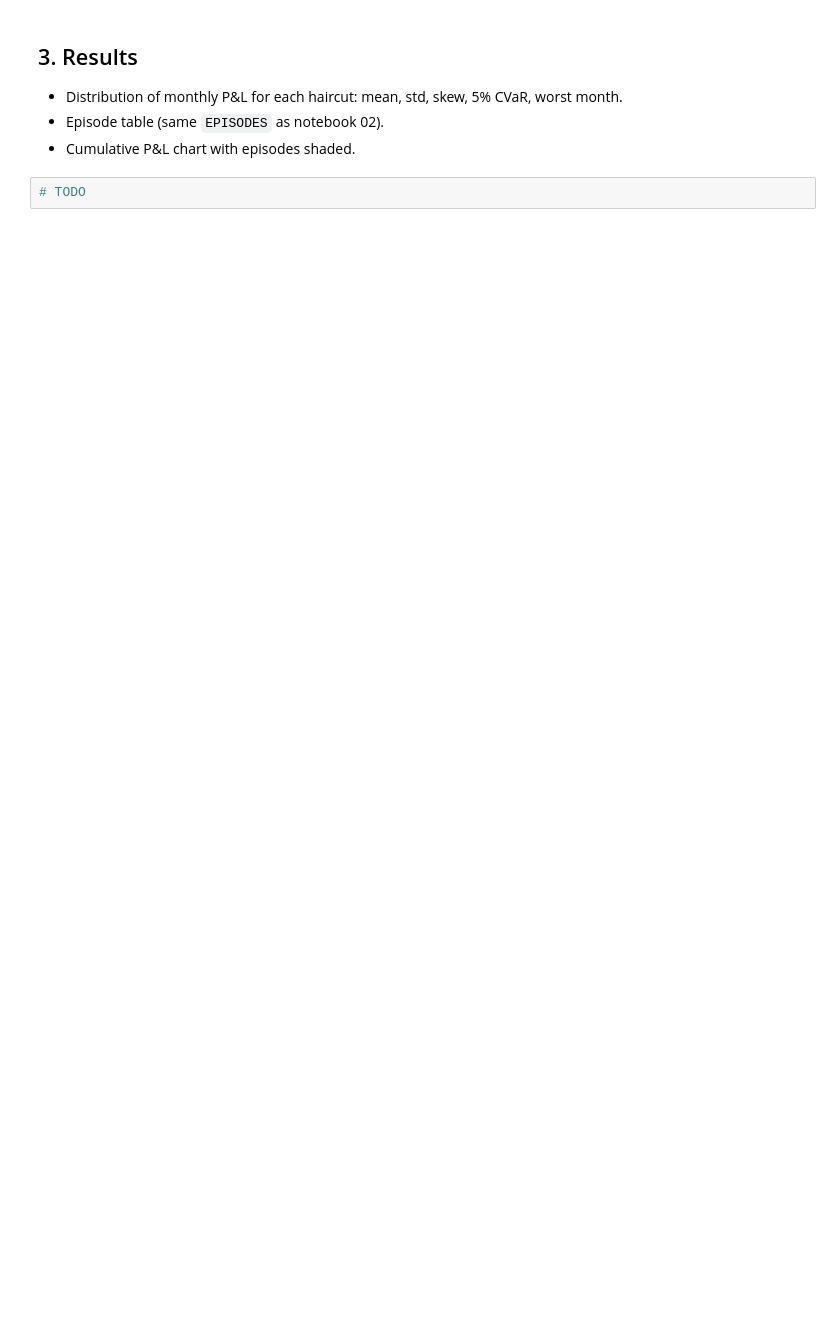
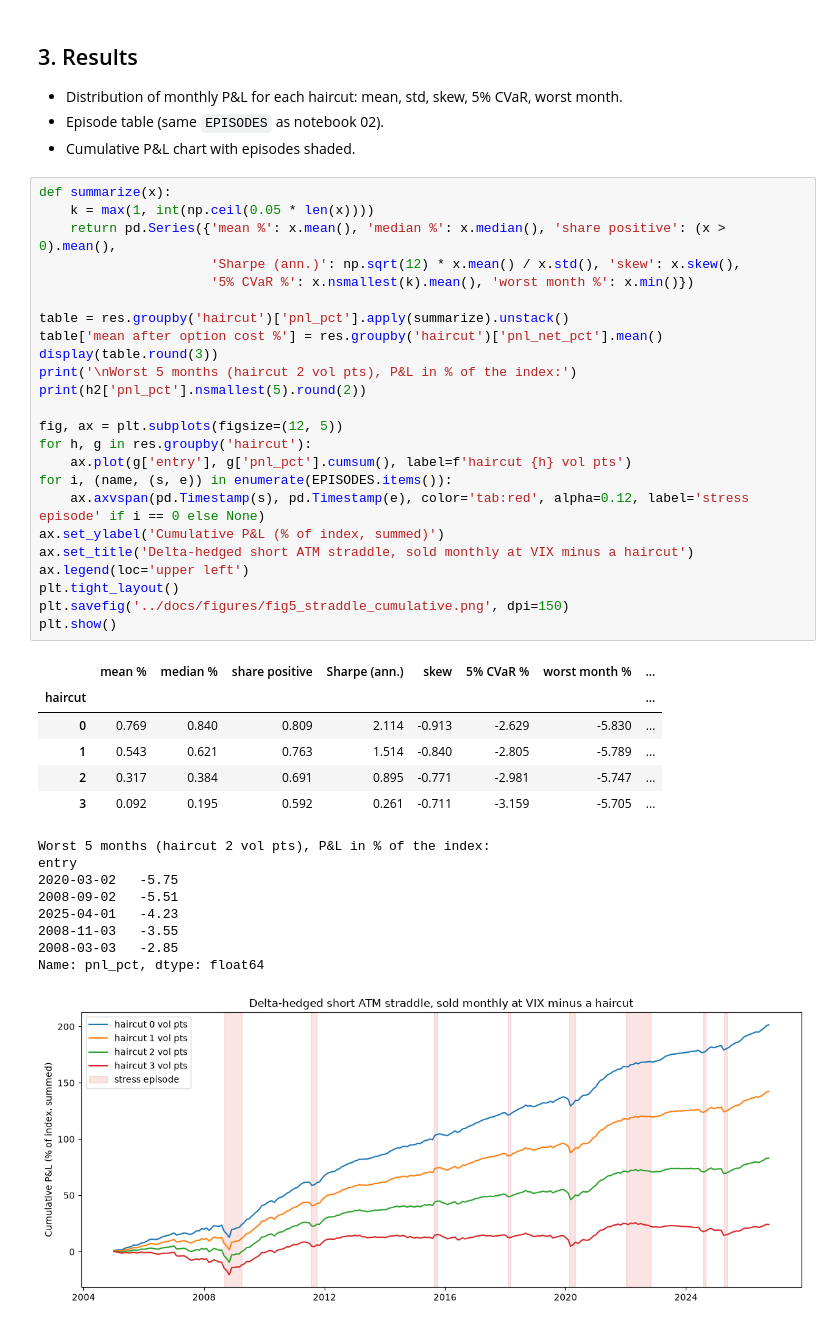
Before and after one commit to Sagar-DU/volatility-risk-premium, a Jupyter notebook: notebooks/04_straddle_backtest.ipynb, the cells around one changed output. Drawn from its saved outputs; the diff is of its cells as text; blank space fills up the shorter version.

```diff
--- a/notebooks/04_straddle_backtest.ipynb
+++ b/notebooks/04_straddle_backtest.ipynb
@@ -69,5 +155,43 @@ This explains *why* the strategy works: it earns theta when realized < implied,
 - Episode table (same `EPISODES` as notebook 02).
 - Cumulative P&L chart with episodes shaded.
 # %%
-# TODO
+def summarize(x):
+    k = max(1, int(np.ceil(0.05 * len(x))))
+    return pd.Series({'mean %': x.mean(), 'median %': x.median(), 'share positive': (x > 0).mean(),
+                      'Sharpe (ann.)': np.sqrt(12) * x.mean() / x.std(), 'skew': x.skew(),
+                      '5% CVaR %': x.nsmallest(k).mean(), 'worst month %': x.min()})
+
+table = res.groupby('haircut')['pnl_pct'].apply(summarize).unstack()
+table['mean after option cost %'] = res.groupby('haircut')['pnl_net_pct'].mean()
+display(table.round(3))
+print('\nWorst 5 months (haircut 2 vol pts), P&L in % of the index:')
+print(h2['pnl_pct'].nsmallest(5).round(2))
+
+fig, ax = plt.subplots(figsize=(12, 5))
+for h, g in res.groupby('haircut'):
+    ax.plot(g['entry'], g['pnl_pct'].cumsum(), label=f'haircut {h} vol pts')
+for i, (name, (s, e)) in enumerate(EPISODES.items()):
+    ax.axvspan(pd.Timestamp(s), pd.Timestamp(e), color='tab:red', alpha=0.12, label='stress episode' if i == 0 else None)
+ax.set_ylabel('Cumulative P&L (% of index, summed)')
+ax.set_title('Delta-hedged short ATM straddle, sold monthly at VIX minus a haircut')
+ax.legend(loc='upper left')
+plt.tight_layout()
+plt.savefig('../docs/figures/fig5_straddle_cumulative.png', dpi=150)
+plt.show()
+# %% [output]
+|  | mean % | median % | share positive | Sharpe (ann.) | skew | 5% CVaR % | worst month % | ... |
+| haircut |  |  |  |  |  |  |  | ... |
+| 0 | 0.769 | 0.840 | 0.809 | 2.114 | -0.913 | -2.629 | -5.830 | ... |
+| 1 | 0.543 | 0.621 | 0.763 | 1.514 | -0.840 | -2.805 | -5.789 | ... |
+| 2 | 0.317 | 0.384 | 0.691 | 0.895 | -0.771 | -2.981 | -5.747 | ... |
+| 3 | 0.092 | 0.195 | 0.592 | 0.261 | -0.711 | -3.159 | -5.705 | ... |
+Worst 5 months (haircut 2 vol pts), P&L in % of the index:
+entry
+2020-03-02   -5.75
+2008-09-02   -5.51
+2025-04-01   -4.23
+2008-11-03   -3.55
+2008-03-03   -2.85
+Name: pnl_pct, dtype: float64
+[figure, added]
 # %% [markdown]
```
Also changed, not shown: parts of 8 cells of this notebook, 2 other files.
